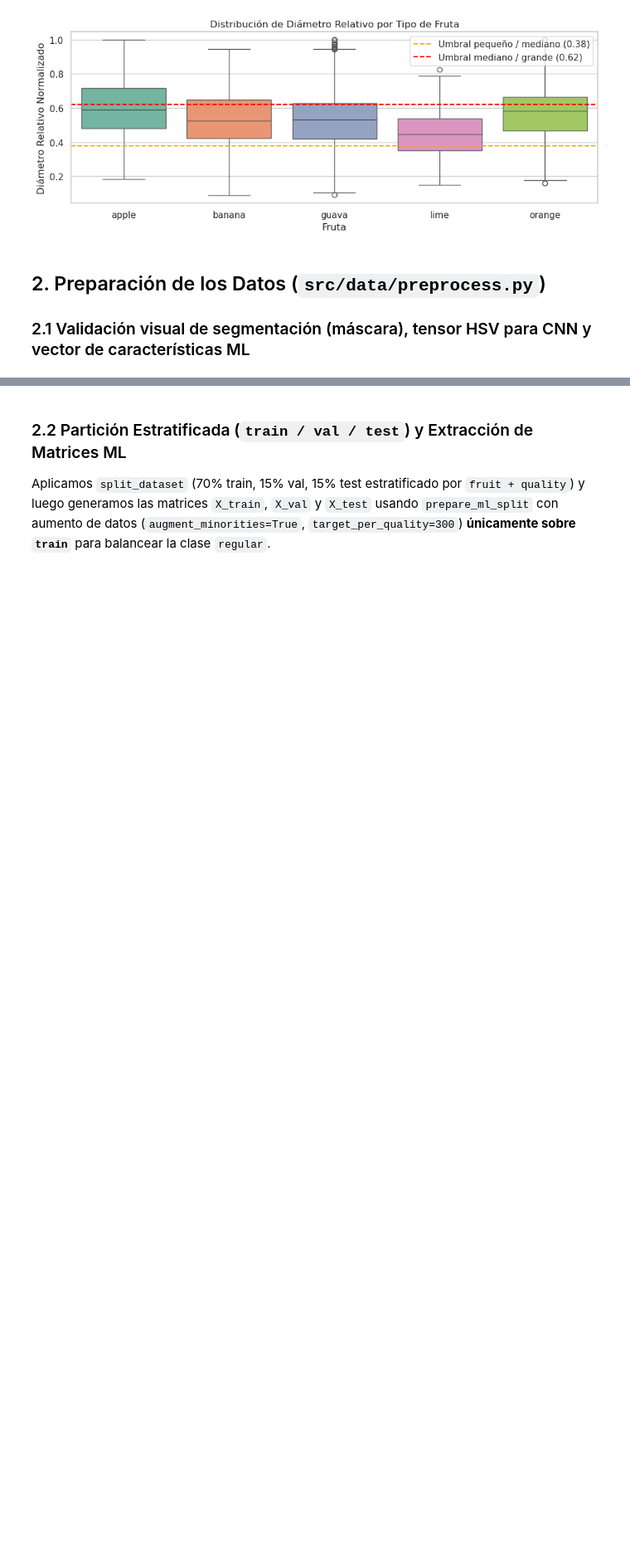
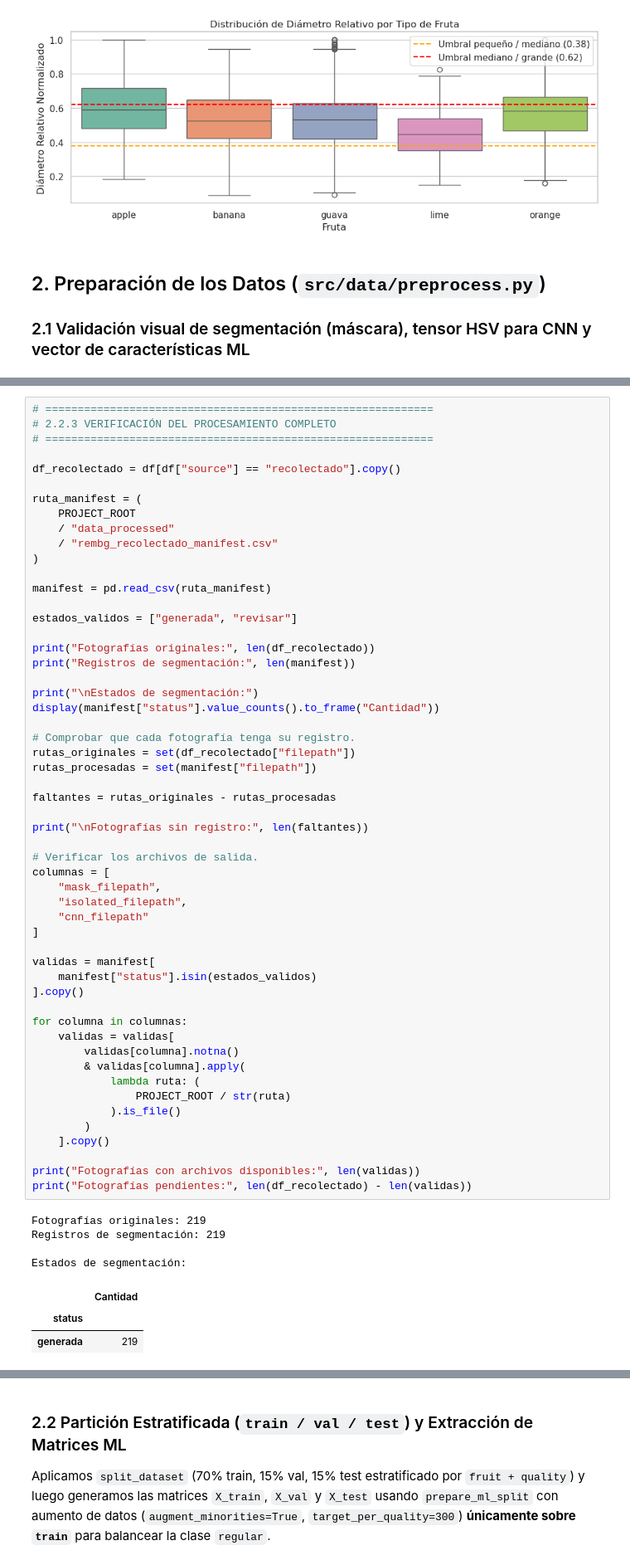
Before and after one commit to DiDi7T/ProyectoFinalAPO3, a Jupyter notebook: notebooks/01_eda_preprocesamiento.ipynb, the cells around one changed output, grey strips where cells are left out. Shown at 83% size. Cells and saved outputs as stored; diff of their text form; blank space fills up the shorter version.

```diff
--- a/notebooks/01_eda_preprocesamiento.ipynb
+++ b/notebooks/01_eda_preprocesamiento.ipynb
@@ -167,0 +361,62 @@ plt.show()
+# %%
+# ============================================================
+# 2.2.3 VERIFICACIÓN DEL PROCESAMIENTO COMPLETO
+# ============================================================
+
+df_recolectado = df[df["source"] == "recolectado"].copy()
+
+ruta_manifest = (
+    PROJECT_ROOT
+    / "data_processed"
+    / "rembg_recolectado_manifest.csv"
+)
+
+manifest = pd.read_csv(ruta_manifest)
+
+estados_validos = ["generada", "revisar"]
+
+print("Fotografías originales:", len(df_recolectado))
+print("Registros de segmentación:", len(manifest))
+
+print("\nEstados de segmentación:")
+display(manifest["status"].value_counts().to_frame("Cantidad"))
+
+# Comprobar que cada fotografía tenga su registro.
+rutas_originales = set(df_recolectado["filepath"])
+rutas_procesadas = set(manifest["filepath"])
+
+faltantes = rutas_originales - rutas_procesadas
+
+print("\nFotografías sin registro:", len(faltantes))
+
+# Verificar los archivos de salida.
+columnas = [
+    "mask_filepath",
+    "isolated_filepath",
+    "cnn_filepath"
+]
+
+validas = manifest[
+    manifest["status"].isin(estados_validos)
+].copy()
+
+for columna in columnas:
+    validas = validas[
+        validas[columna].notna()
+        & validas[columna].apply(
+            lambda ruta: (
+                PROJECT_ROOT / str(ruta)
+            ).is_file()
+        )
+    ].copy()
+
+print("Fotografías con archivos disponibles:", len(validas))
+print("Fotografías pendientes:", len(df_recolectado) - len(validas))
+# %% [output]
+Fotografías originales: 219
+Registros de segmentación: 219
+
+Estados de segmentación:
+|  | Cantidad |
+| status |  |
+| generada | 219 |
```
Also changed, not shown: parts of 7 cells of this notebook, 3 other files.
